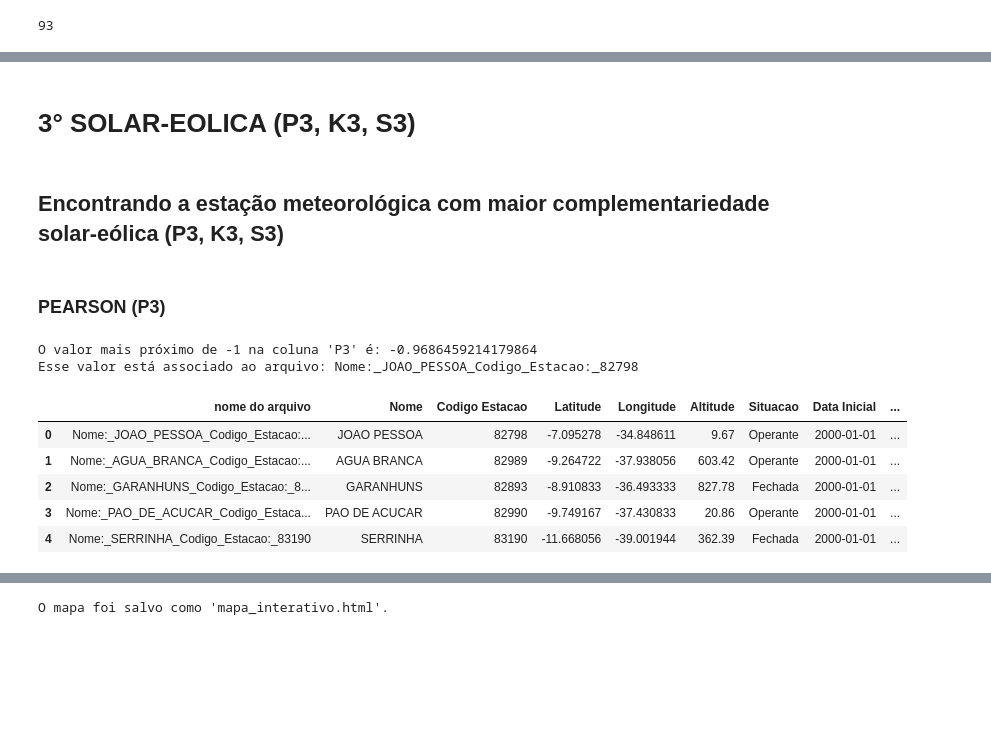
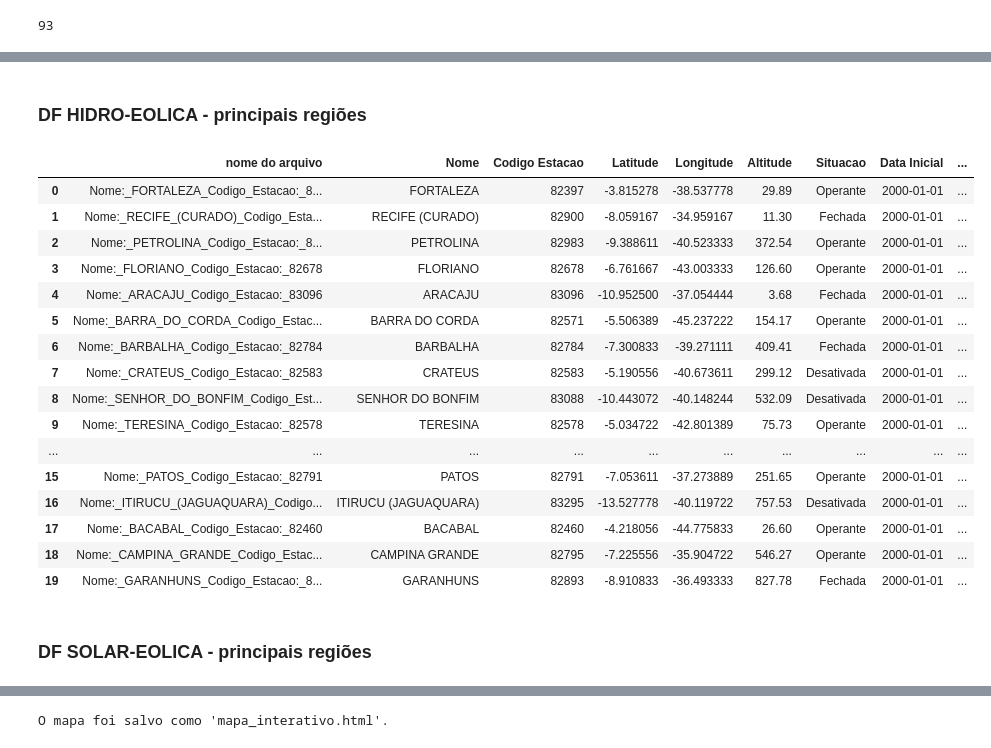
Before and after one commit to maryofcarmo/TCC, a Jupyter notebook: 4°_MELHORES_REGIOES.ipynb, the cells around one changed output, grey strips where cells are left out. Saved outputs shown, nothing was run; the diff lists cells and outputs as text; code cells hidden in the pictures; blank space fills up the shorter version.

```diff
--- a/4°_MELHORES_REGIOES.ipynb
+++ b/4°_MELHORES_REGIOES.ipynb
@@ -39,36 +130,31 @@ len(est_info_limp)
+# %% [markdown]
+### DF HIDRO-EOLICA - principais regiões
+# %%
+  # Lista de chaves
+hidrio_eolica = ['P2', 'K2', 'S2']
+
+# Chamar a função
+df_hidro_eolica = concatenar_dataframes(hidrio_eolica, dataframes)
+
+# Exibir o resultado
+df_hidro_eolica
+# %% [output]
+|  | nome do arquivo | Nome | Codigo Estacao | Latitude | Longitude | Altitude | Situacao | Data Inicial | ... |
+| 0 | Nome:_FORTALEZA_Codigo_Estacao:_8... | FORTALEZA | 82397 | -3.815278 | -38.537778 | 29.89 | Operante | 2000-01-01 | ... |
+| 1 | Nome:_RECIFE_(CURADO)_Codigo_Esta... | RECIFE (CURADO) | 82900 | -8.059167 | -34.959167 | 11.30 | Fechada | 2000-01-01 | ... |
+| 2 | Nome:_PETROLINA_Codigo_Estacao:_8... | PETROLINA | 82983 | -9.388611 | -40.523333 | 372.54 | Operante | 2000-01-01 | ... |
+| 3 | Nome:_FLORIANO_Codigo_Estacao:_82678 | FLORIANO | 82678 | -6.761667 | -43.003333 | 126.60 | Operante | 2000-01-01 | ... |
+| 4 | Nome:_ARACAJU_Codigo_Estacao:_83096 | ARACAJU | 83096 | -10.952500 | -37.054444 | 3.68 | Fechada | 2000-01-01 | ... |
+| 5 | Nome:_BARRA_DO_CORDA_Codigo_Estac... | BARRA DO CORDA | 82571 | -5.506389 | -45.237222 | 154.17 | Operante | 2000-01-01 | ... |
+| 6 | Nome:_BARBALHA_Codigo_Estacao:_82784 | BARBALHA | 82784 | -7.300833 | -39.271111 | 409.41 | Fechada | 2000-01-01 | ... |
+| 7 | Nome:_CRATEUS_Codigo_Estacao:_82583 | CRATEUS | 82583 | -5.190556 | -40.673611 | 299.12 | Desativada | 2000-01-01 | ... |
+| 8 | Nome:_SENHOR_DO_BONFIM_Codigo_Est... | SENHOR DO BONFIM | 83088 | -10.443072 | -40.148244 | 532.09 | Desativada | 2000-01-01 | ... |
+| 9 | Nome:_TERESINA_Codigo_Estacao:_82578 | TERESINA | 82578 | -5.034722 | -42.801389 | 75.73 | Operante | 2000-01-01 | ... |
+| ... | ... | ... | ... | ... | ... | ... | ... | ... | ... |
+| 15 | Nome:_PATOS_Codigo_Estacao:_82791 | PATOS | 82791 | -7.053611 | -37.273889 | 251.65 | Operante | 2000-01-01 | ... |
+| 16 | Nome:_ITIRUCU_(JAGUAQUARA)_Codigo... | ITIRUCU (JAGUAQUARA) | 83295 | -13.527778 | -40.119722 | 757.53 | Desativada | 2000-01-01 | ... |
+| 17 | Nome:_BACABAL_Codigo_Estacao:_82460 | BACABAL | 82460 | -4.218056 | -44.775833 | 26.60 | Operante | 2000-01-01 | ... |
+| 18 | Nome:_CAMPINA_GRANDE_Codigo_Estac... | CAMPINA GRANDE | 82795 | -7.225556 | -35.904722 | 546.27 | Operante | 2000-01-01 | ... |
+| 19 | Nome:_GARANHUNS_Codigo_Estacao:_8... | GARANHUNS | 82893 | -8.910833 | -36.493333 | 827.78 | Fechada | 2000-01-01 | ... |
 # %% [markdown]
-# 3° SOLAR-EOLICA (P3, K3, S3)
+### DF SOLAR-EOLICA - principais regiões
-# %% [markdown]
-## Encontrando a estação meteorológica com maior complementariedade solar-eólica (P3, K3, S3)
-# %% [markdown]
-### PEARSON (P3)
-# %%
-# Encontrar o índice do valor mais próximo de -1 na coluna 'P3'
-indice_mais_proximo_de_menos_um = (est_info_limp['P3'] - (-1)).abs().idxmin()
-
-# Obter o valor correspondente de 'P3' e 'nome do arquivo'
-valor_mais_proximo_de_menos_um = est_info_limp.loc[indice_mais_proximo_de_menos_um, 'P3']
-nome_arquivo_correspondente = est_info_limp.loc[indice_mais_proximo_de_menos_um, 'nome do arquivo']
-
-# Exibir os resultados
-print(f"O valor mais próximo de -1 na coluna 'P3' é: {valor_mais_proximo_de_menos_um}")
-print(f"Esse valor está associado ao arquivo: {nome_arquivo_correspondente}")
-# %% [output]
-O valor mais próximo de -1 na coluna 'P3' é: -0.9686459214179864
-Esse valor está associado ao arquivo: Nome:_JOAO_PESSOA_Codigo_Estacao:_82798
-# %%
-# Obter os 5 valores mais próximos de -1 na coluna P3
-top_5_proximos = est_info_limp.iloc[(est_info_limp['P3'] - (-1)).abs().argsort()[:5]]
-
-# Ordenar o novo DataFrame de acordo com os valores de P3
-df_pearson = top_5_proximos.sort_values(by='P3').reset_index(drop=True)
-
-# Exibir o resultado
-df_pearson
-# %% [output]
-|  | nome do arquivo | Nome | Codigo Estacao | Latitude | Longitude | Altitude | Situacao | Data Inicial | ... |
-| 0 | Nome:_JOAO_PESSOA_Codigo_Estacao:... | JOAO PESSOA | 82798 | -7.095278 | -34.848611 | 9.67 | Operante | 2000-01-01 | ... |
-| 1 | Nome:_AGUA_BRANCA_Codigo_Estacao:... | AGUA BRANCA | 82989 | -9.264722 | -37.938056 | 603.42 | Operante | 2000-01-01 | ... |
-| 2 | Nome:_GARANHUNS_Codigo_Estacao:_8... | GARANHUNS | 82893 | -8.910833 | -36.493333 | 827.78 | Fechada | 2000-01-01 | ... |
-| 3 | Nome:_PAO_DE_ACUCAR_Codigo_Estaca... | PAO DE ACUCAR | 82990 | -9.749167 | -37.430833 | 20.86 | Operante | 2000-01-01 | ... |
-| 4 | Nome:_SERRINHA_Codigo_Estacao:_83190 | SERRINHA | 83190 | -11.668056 | -39.001944 | 362.39 | Fechada | 2000-01-01 | ... |
```
Also changed, not shown: parts of 24 cells of this notebook.
